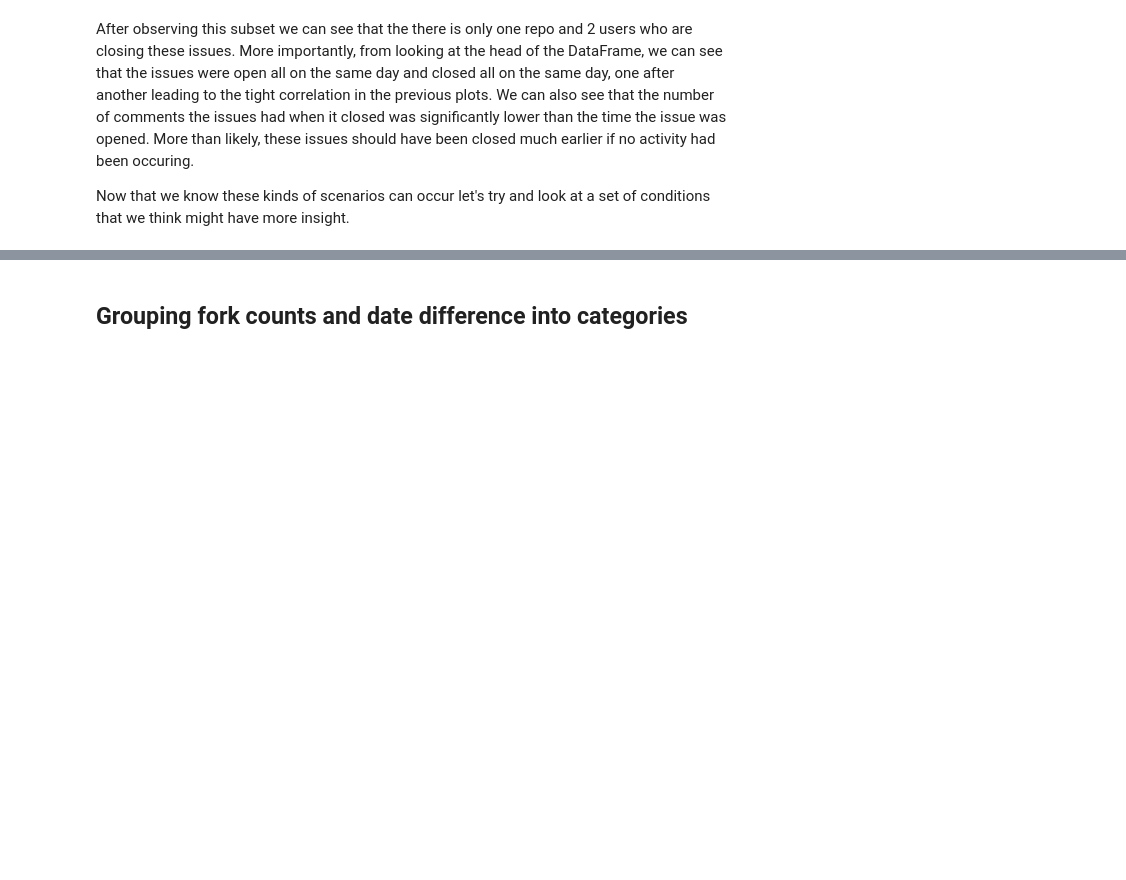
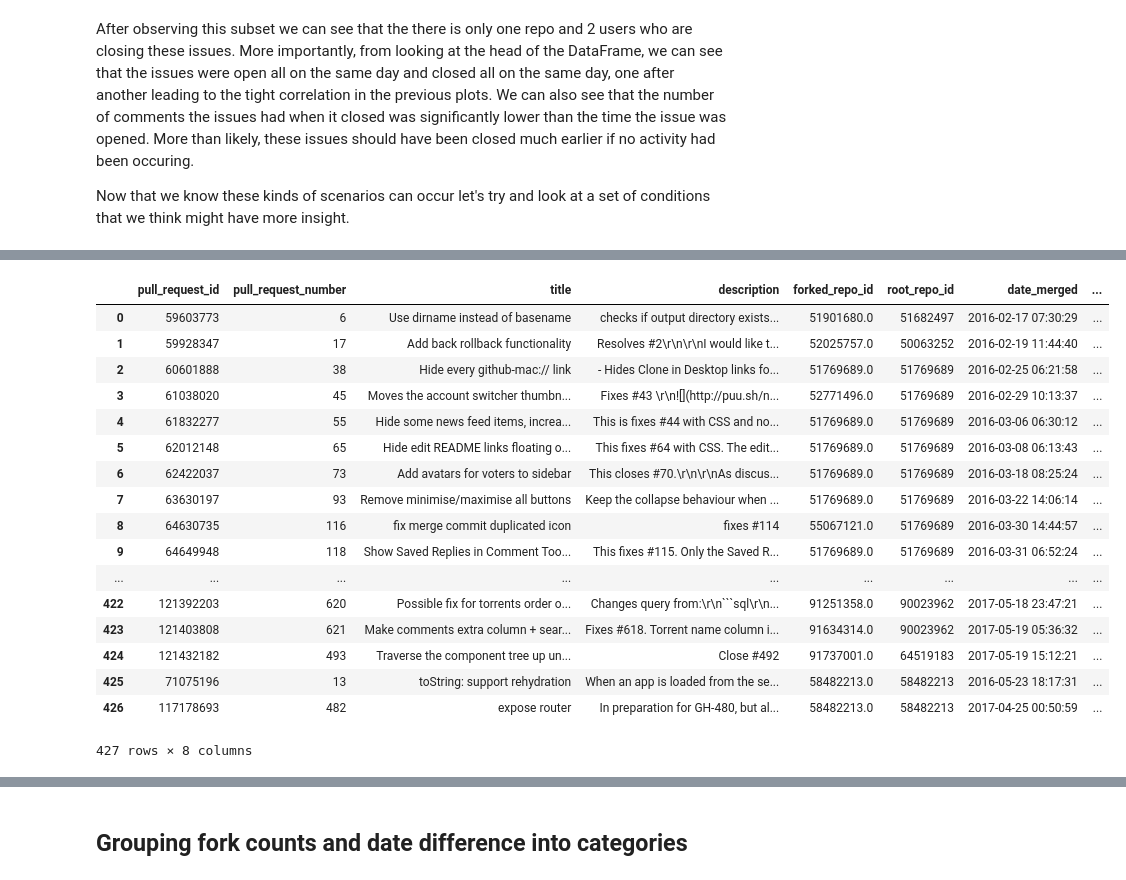
Before and after one commit to nicholas-alonzo/GitHub-Repo-Analysis, a Jupyter notebook: Event-Exploration_na.ipynb, the cells around one changed output, grey strips where cells are left out. Saved outputs shown, nothing was run; the diff lists cells and outputs as text; code cells hidden in the pictures; blank space fills up the shorter version.

````diff
--- a/Event-Exploration_na.ipynb
+++ b/Event-Exploration_na.ipynb
@@ -292,0 +360,18 @@ Now that we know these kinds of scenarios can occur let's try and look at a set
+# %%
+D = {}
+
+for idx, row in issue_matches.iterrows():
+
+    rx_groups = map(str, list(row))
+
+    pr_id = int( referenced_issues['pull_request_id'].iloc[ [idx[0]] ] )
+
+    for number in rx_groups:
+        issue_number = filter(str.isdigit, number)
+        if issue_number:
+            if pr_id in D:
+                D[pr_id].append(issue_number)
+            else:
+                D[pr_id] = [issue_number]
+        else:
+            pass
@@ -292,0 +380,21 @@ Now that we know these kinds of scenarios can occur let's try and look at a set
+# %%
+referenced_issues
+# %% [output]
+|  | pull_request_id | pull_request_number | title | description | forked_repo_id | root_repo_id | date_merged | ... |
+| 0 | 59603773 | 6 | Use dirname instead of basename | checks if output directory exists... | 51901680.0 | 51682497 | 2016-02-17 07:30:29 | ... |
+| 1 | 59928347 | 17 | Add back rollback functionality | Resolves #2\r\n\r\nI would like t... | 52025757.0 | 50063252 | 2016-02-19 11:44:40 | ... |
+| 2 | 60601888 | 38 | Hide every github-mac:// link | - Hides Clone in Desktop links fo... | 51769689.0 | 51769689 | 2016-02-25 06:21:58 | ... |
+| 3 | 61038020 | 45 | Moves the account switcher thumbn... | Fixes #43 \r\n![](http://puu.sh/n... | 52771496.0 | 51769689 | 2016-02-29 10:13:37 | ... |
+| 4 | 61832277 | 55 | Hide some news feed items, increa... | This is fixes #44 with CSS and no... | 51769689.0 | 51769689 | 2016-03-06 06:30:12 | ... |
+| 5 | 62012148 | 65 | Hide edit README links floating o... | This fixes #64 with CSS. The edit... | 51769689.0 | 51769689 | 2016-03-08 06:13:43 | ... |
+| 6 | 62422037 | 73 | Add avatars for voters to sidebar | This closes #70.\r\n\r\nAs discus... | 51769689.0 | 51769689 | 2016-03-18 08:25:24 | ... |
+| 7 | 63630197 | 93 | Remove minimise/maximise all buttons | Keep the collapse behaviour when ... | 51769689.0 | 51769689 | 2016-03-22 14:06:14 | ... |
+| 8 | 64630735 | 116 | fix merge commit duplicated icon | fixes #114 | 55067121.0 | 51769689 | 2016-03-30 14:44:57 | ... |
+| 9 | 64649948 | 118 | Show Saved Replies in Comment Too... | This fixes #115. Only the Saved R... | 51769689.0 | 51769689 | 2016-03-31 06:52:24 | ... |
+| ... | ... | ... | ... | ... | ... | ... | ... | ... |
+| 422 | 121392203 | 620 | Possible fix for torrents order o... | Changes query from:\r\n```sql\r\n... | 91251358.0 | 90023962 | 2017-05-18 23:47:21 | ... |
+| 423 | 121403808 | 621 | Make comments extra column + sear... | Fixes #618. Torrent name column i... | 91634314.0 | 90023962 | 2017-05-19 05:36:32 | ... |
+| 424 | 121432182 | 493 | Traverse the component tree up un... | Close #492 | 91737001.0 | 64519183 | 2017-05-19 15:12:21 | ... |
+| 425 | 71075196 | 13 | toString: support rehydration | When an app is loaded from the se... | 58482213.0 | 58482213 | 2016-05-23 18:17:31 | ... |
+| 426 | 117178693 | 482 | expose router | In preparation for GH-480, but al... | 58482213.0 | 58482213 | 2017-04-25 00:50:59 | ... |
+427 rows × 8 columns
````
Also changed, not shown: parts of 20 cells of this notebook.
